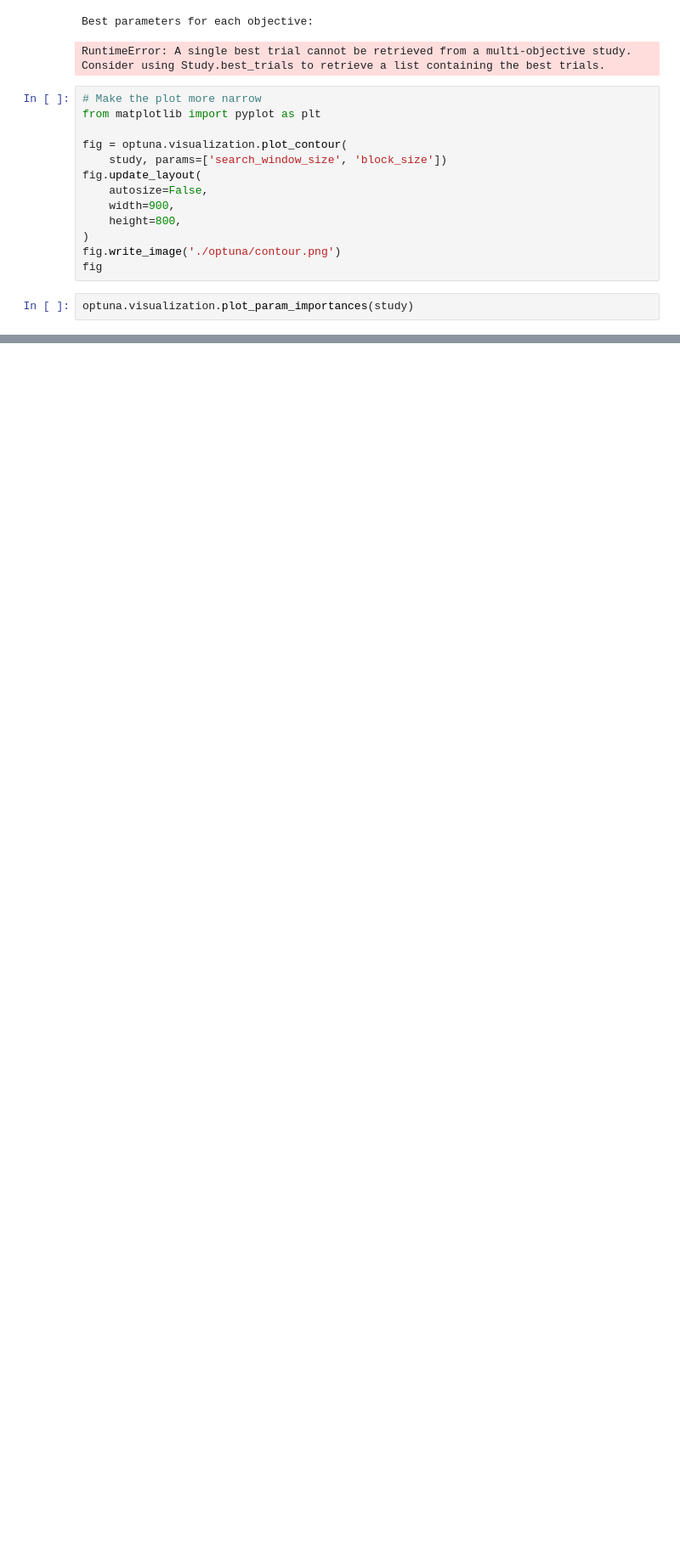
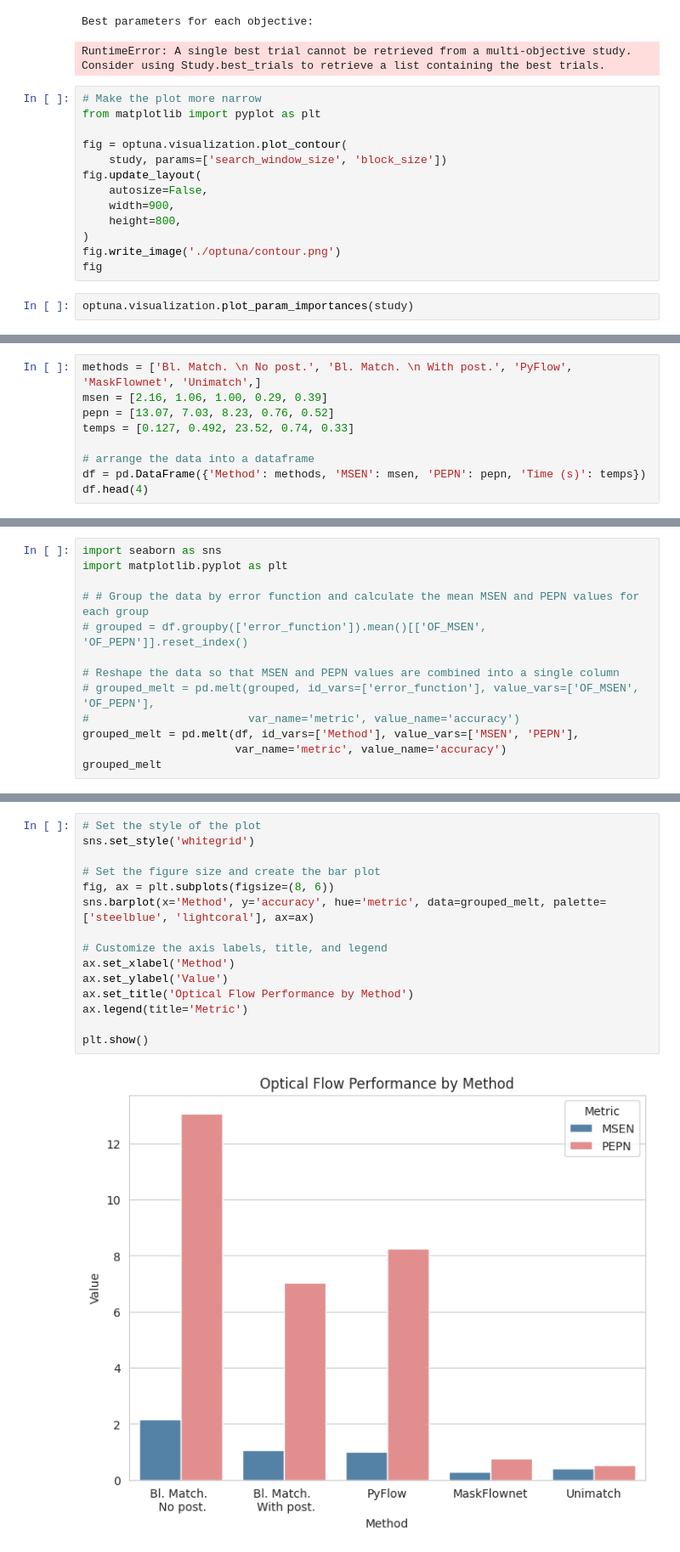
Before and after one commit to mcv-m6-video/mcv-m6-2023-team2, a Jupyter notebook: week4/task_1_viz.ipynb, the cells around one changed output, grey strips where cells are left out. Shown at 85% size. Saved outputs shown, nothing was run; the diff lists cells and outputs as text; blank space fills up the shorter version.

```diff
--- a/week4/task_1_viz.ipynb
+++ b/week4/task_1_viz.ipynb
@@ -201,0 +204,9 @@ optuna.visualization.plot_param_importances(study)
+# %%
+methods = ['Bl. Match. \n No post.', 'Bl. Match. \n With post.', 'PyFlow', 'MaskFlownet', 'Unimatch',]
+msen = [2.16, 1.06, 1.00, 0.29, 0.39]
+pepn = [13.07, 7.03, 8.23, 0.76, 0.52]
+temps = [0.127, 0.492, 23.52, 0.74, 0.33]
+
+# arrange the data into a dataframe
+df = pd.DataFrame({'Method': methods, 'MSEN': msen, 'PEPN': pepn, 'Time (s)': temps})
+df.head(4)
@@ -201,0 +219,13 @@ optuna.visualization.plot_param_importances(study)
+# %%
+import seaborn as sns
+import matplotlib.pyplot as plt
+
+# # Group the data by error function and calculate the mean MSEN and PEPN values for each group
+# grouped = df.groupby(['error_function']).mean()[['OF_MSEN', 'OF_PEPN']].reset_index()
+
+# Reshape the data so that MSEN and PEPN values are combined into a single column
+# grouped_melt = pd.melt(grouped, id_vars=['error_function'], value_vars=['OF_MSEN', 'OF_PEPN'],
+#                        var_name='metric', value_name='accuracy')
+grouped_melt = pd.melt(df, id_vars=['Method'], value_vars=['MSEN', 'PEPN'],
+                       var_name='metric', value_name='accuracy')
+grouped_melt
@@ -201,0 +244,17 @@ optuna.visualization.plot_param_importances(study)
+# %%
+# Set the style of the plot
+sns.set_style('whitegrid')
+
+# Set the figure size and create the bar plot
+fig, ax = plt.subplots(figsize=(8, 6))
+sns.barplot(x='Method', y='accuracy', hue='metric', data=grouped_melt, palette=['steelblue', 'lightcoral'], ax=ax)
+
+# Customize the axis labels, title, and legend
+ax.set_xlabel('Method')
+ax.set_ylabel('Value')
+ax.set_title('Optical Flow Performance by Method')
+ax.legend(title='Metric')
+
+plt.show()
+# %% [output]
+[figure, added]
```
Also changed, not shown: parts of 4 cells of this notebook, 2 other files.
